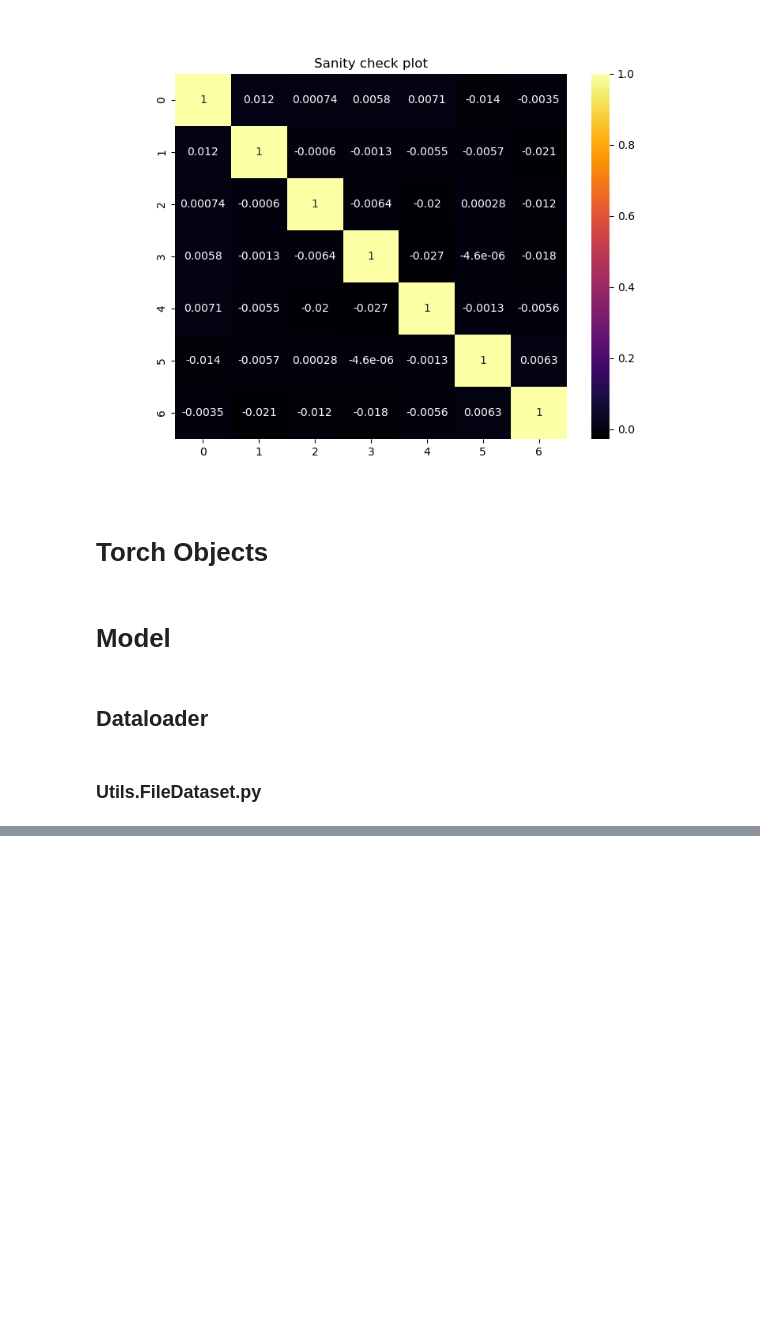
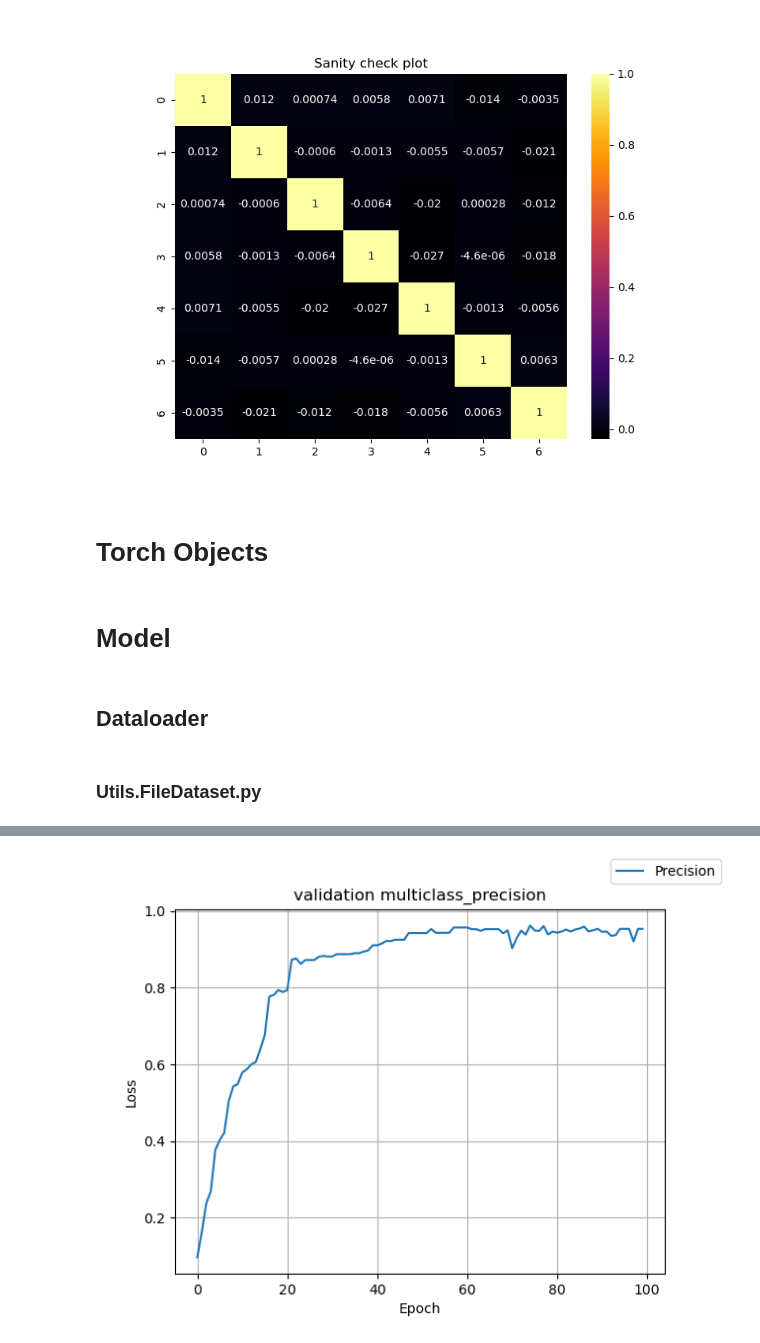
Before and after one commit to Pedrofran682/ml_project, a Jupyter notebook: src/Crop_recommendation.ipynb, the cells around one changed output, grey strips where cells are left out. Drawn from its saved outputs; the diff is of its cells as text; code cells hidden in the pictures; blank space fills up the shorter version.

```diff
--- a/src/Crop_recommendation.ipynb
+++ b/src/Crop_recommendation.ipynb
@@ -483,0 +485,15 @@ LOSS train 0.024091596016660333 valid 0.10951334238052368
+# %%
+fig, ax = plt.subplots()
+values = [a.item() for a in trainer.model_results["vmulticlass_precision"]]
+ax.plot(trainer.model_results["epoch"],
+       values, label="Precision")
+
+
+ax.set_xlabel("Epoch")
+ax.set_ylabel("Loss")
+fig.legend()
+ax.grid()
+ax.set_title("validation multiclass_precision")
+plt.show()
+# %% [output]
+[figure, added]
```
Also changed, not shown: parts of 5 cells of this notebook.
